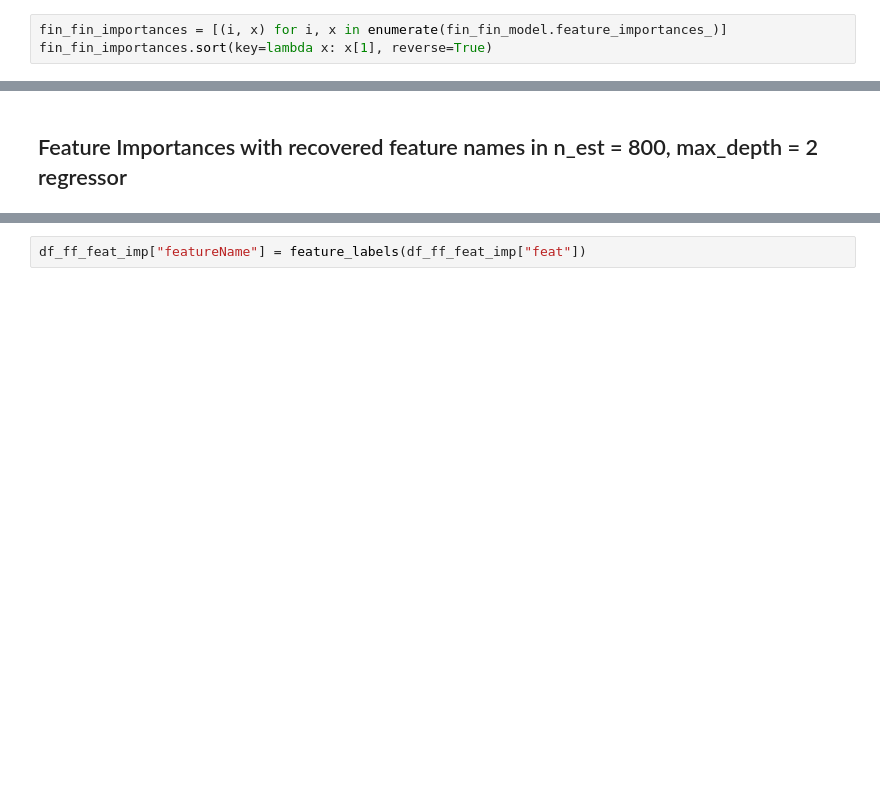
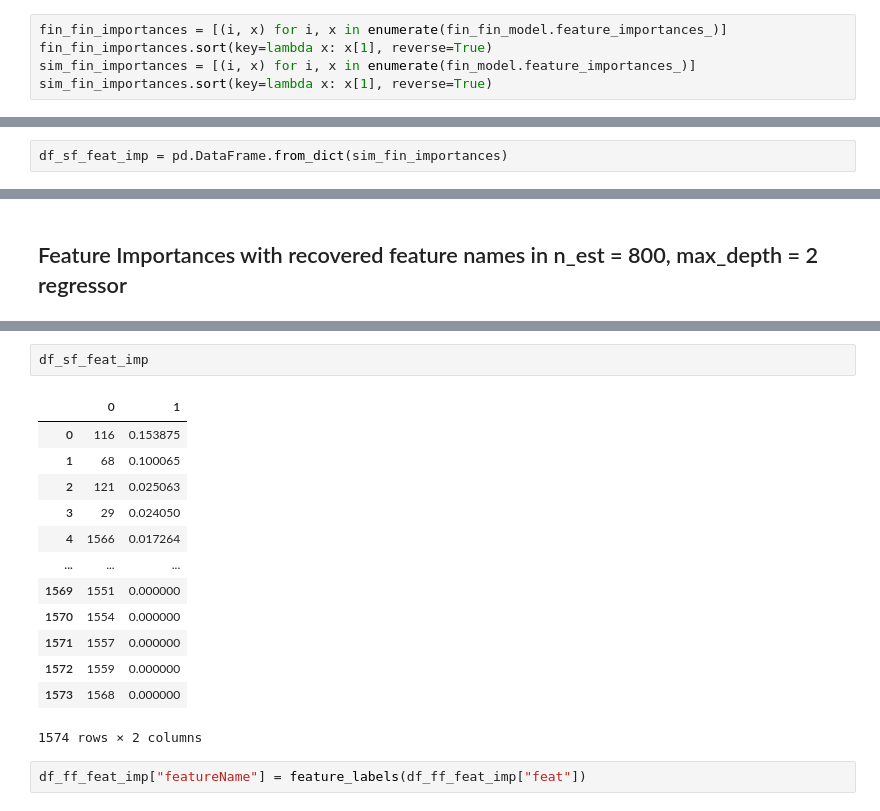
Before and after one commit to KingJMS1/JMT6366Project, a Jupyter notebook: Final Model.ipynb, the cells around one changed output, grey strips where cells are left out. Saved outputs shown, nothing was run; the diff lists cells and outputs as text; blank space fills up the shorter version.

```diff
--- a/Final Model.ipynb
+++ b/Final Model.ipynb
@@ -911,6 +916,8 @@ plt.plot(np.linspace(-0.1, 4.5), np.linspace(-0.1, 4.5), c='r')
 # %%
 fin_fin_importances = [(i, x) for i, x in enumerate(fin_fin_model.feature_importances_)]
 fin_fin_importances.sort(key=lambda x: x[1], reverse=True)
+sim_fin_importances = [(i, x) for i, x in enumerate(fin_model.feature_importances_)]
+sim_fin_importances.sort(key=lambda x: x[1], reverse=True)
 # %%
 fin_fin_importances
 # %% [output]
@@ -1028,6 +1035,8 @@ fin_fin_data_idx
 ff_feat_imp = [{"feat": x, "imp": y} for x, y in fin_fin_data_idx]
 # %%
 df_ff_feat_imp = pd.DataFrame.from_dict(ff_feat_imp)
+# %%
+df_sf_feat_imp = pd.DataFrame.from_dict(sim_fin_importances)
 # %%
 feature_labels([30])
 # %% [output]
@@ -1053,2 +1062,18 @@ df_ff_feat_imp
+# %%
+df_sf_feat_imp
+# %% [output]
+|  | 0 | 1 |
+| 0 | 116 | 0.153875 |
+| 1 | 68 | 0.100065 |
+| 2 | 121 | 0.025063 |
+| 3 | 29 | 0.024050 |
+| 4 | 1566 | 0.017264 |
+| ... | ... | ... |
+| 1569 | 1551 | 0.000000 |
+| 1570 | 1554 | 0.000000 |
+| 1571 | 1557 | 0.000000 |
+| 1572 | 1559 | 0.000000 |
+| 1573 | 1568 | 0.000000 |
+1574 rows × 2 columns
 # %%
 df_ff_feat_imp["featureName"] = feature_labels(df_ff_feat_imp["feat"])
```
Also changed, not shown: parts of 15 cells of this notebook, 13 other files.
